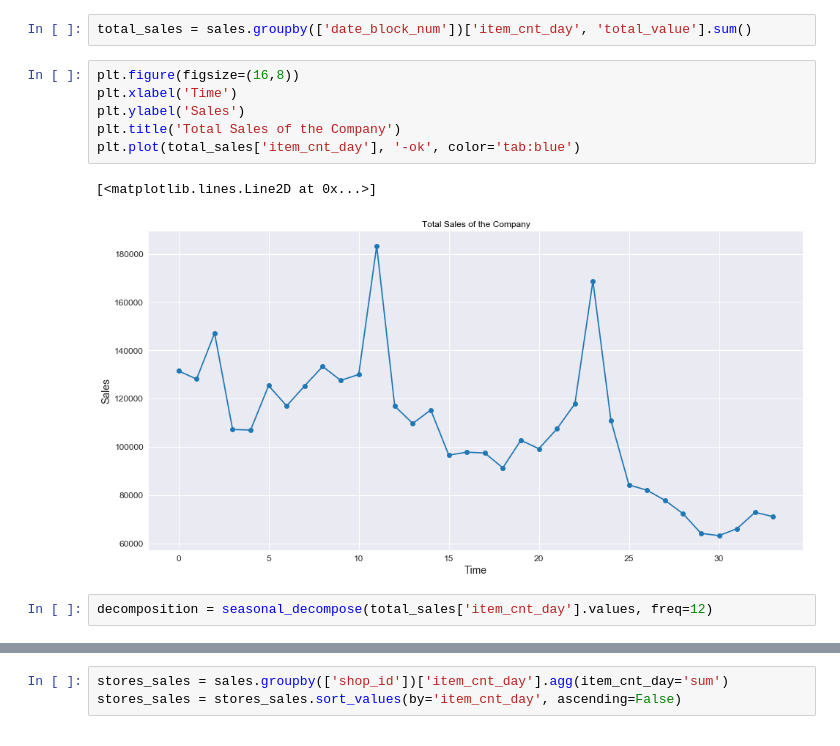
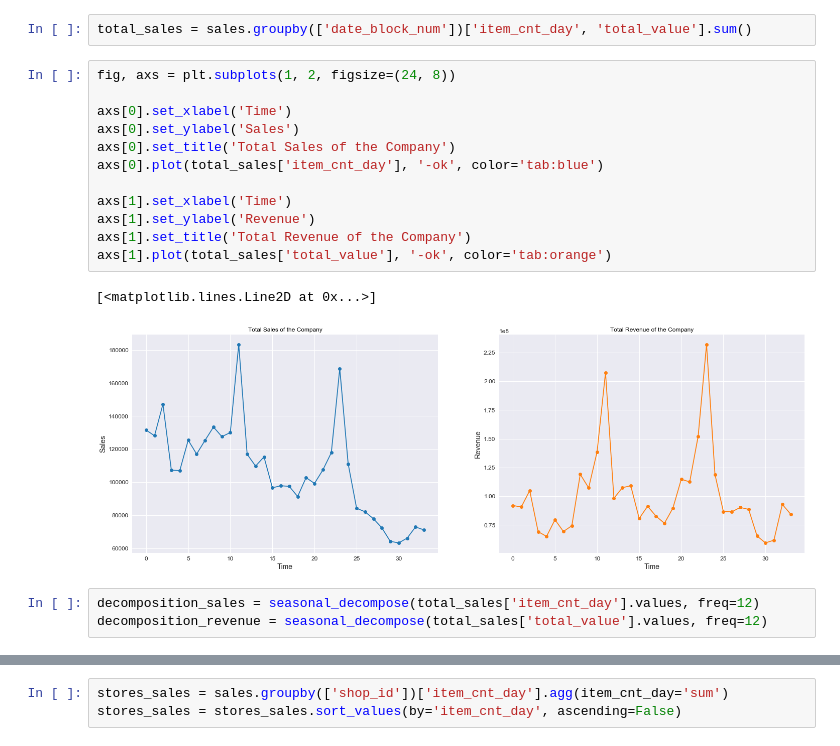
Before and after one commit to leandrocamara/future-sales-forecast, a Jupyter notebook: future-sales-forecast.ipynb, the cells around one changed output, grey strips where cells are left out. Cells and saved outputs as stored; diff of their text form.

```diff
--- a/future-sales-forecast.ipynb
+++ b/future-sales-forecast.ipynb
@@ -79,13 +71,20 @@ plt.legend()
 # %%
 total_sales = sales.groupby(['date_block_num'])['item_cnt_day', 'total_value'].sum()
-# %%
-plt.figure(figsize=(16,8))
-plt.xlabel('Time')
-plt.ylabel('Sales')
-plt.title('Total Sales of the Company')
-plt.plot(total_sales['item_cnt_day'], '-ok', color='tab:blue')
-# %% [output]
-[<matplotlib.lines.Line2D at 0x...>]
-[figure, removed]
+# %%
+fig, axs = plt.subplots(1, 2, figsize=(24, 8))
+
+axs[0].set_xlabel('Time')
+axs[0].set_ylabel('Sales')
+axs[0].set_title('Total Sales of the Company')
+axs[0].plot(total_sales['item_cnt_day'], '-ok', color='tab:blue')
+
+axs[1].set_xlabel('Time')
+axs[1].set_ylabel('Revenue')
+axs[1].set_title('Total Revenue of the Company')
+axs[1].plot(total_sales['total_value'], '-ok', color='tab:orange')
+# %% [output]
+[<matplotlib.lines.Line2D at 0x...>]
+[figure, added]
 # %%
-decomposition = seasonal_decompose(total_sales['item_cnt_day'].values, freq=12)
+decomposition_sales = seasonal_decompose(total_sales['item_cnt_day'].values, freq=12)
+decomposition_revenue = seasonal_decompose(total_sales['total_value'].values, freq=12)
```
Also changed, not shown: parts of 22 cells of this notebook.
